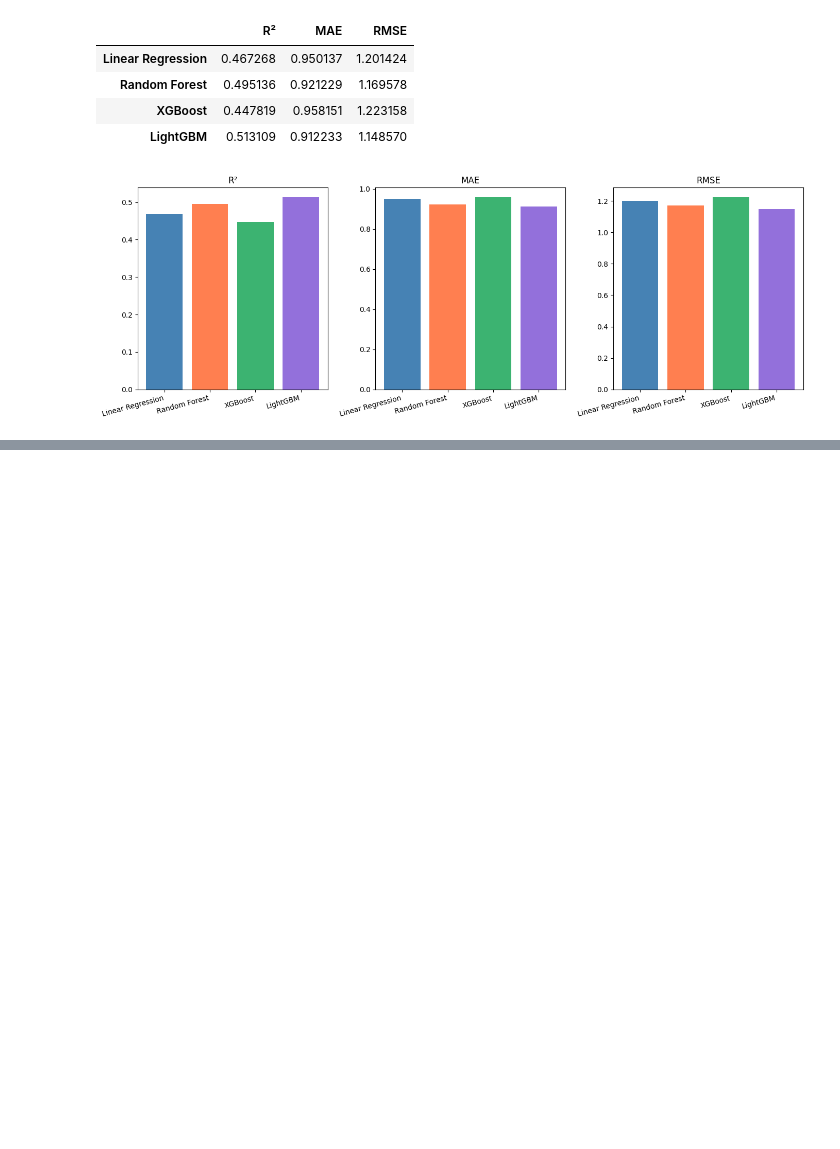
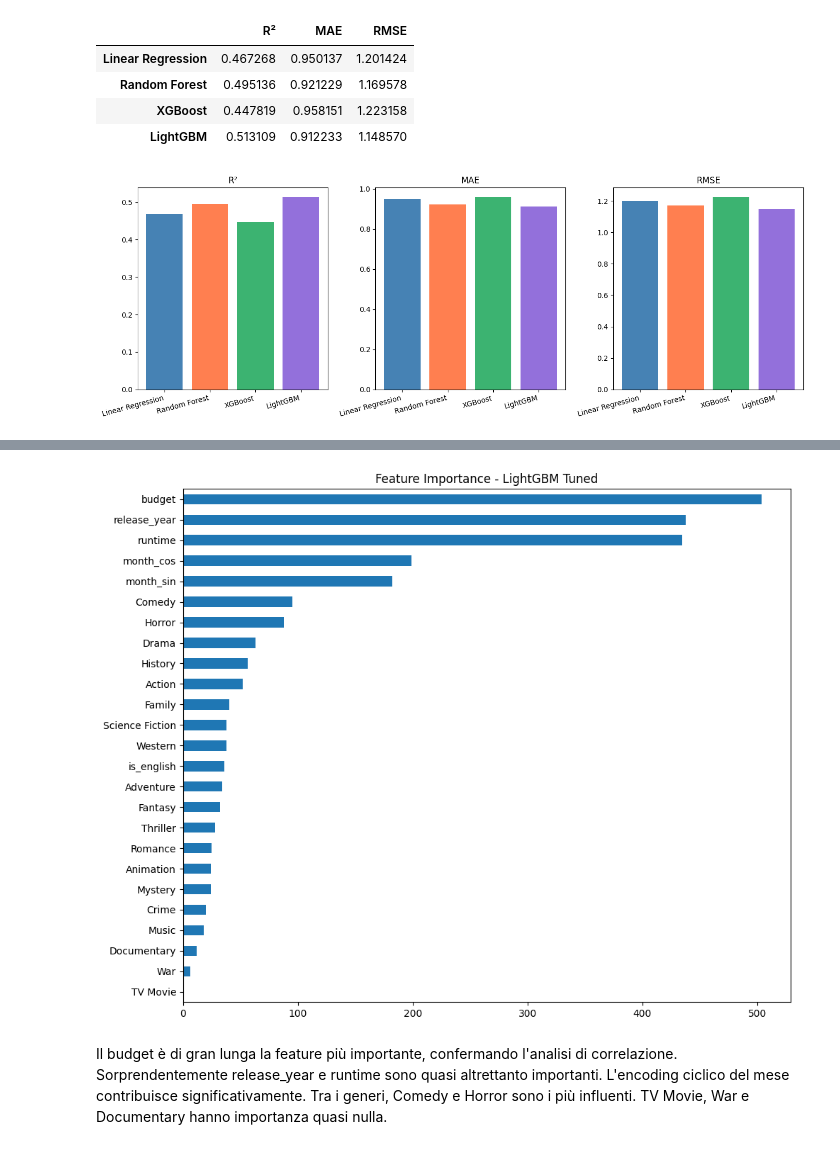
Before and after one commit to StefanoMulas03/Predittore-Incassi-Film, a Jupyter notebook: notebook.ipynb, the cells around one changed output, grey strips where cells are left out. Drawn from its saved outputs; the diff is of its cells as text; code cells hidden in the pictures; blank space fills up the shorter version.

Commit message:
Modeling completato | Tuning LightGBM, feature importance, salvataggio modello

```diff
--- a/notebook.ipynb
+++ b/notebook.ipynb
@@ -687,0 +693,33 @@ plt.show()
+# %%
+from sklearn.model_selection import RandomizedSearchCV
+
+param_grid = {
+    "n_estimators": [100, 200, 300, 500],
+    "max_depth": [3, 5, 7, 10, -1],
+    "learning_rate": [0.01, 0.05, 0.1, 0.2],
+    "num_leaves": [31, 50, 100, 200],
+    "subsample": [0.6, 0.8, 1.0],
+    "colsample_bytree": [0.6, 0.8, 1.0],
+}
+
+random_search = RandomizedSearchCV(
+    lgb.LGBMRegressor(random_state=42, verbose=-1),
+    param_distributions=param_grid,
+    n_iter=50,
+    cv=5,
+    scoring="r2",
+    random_state=42,
+    n_jobs=-1
+)
+
+random_search.fit(X_train, y_train)
+
+best_model = random_search.best_estimator_
+y_pred_tuned = best_model.predict(X_test)
+
+print(f"Migliori parametri: {random_search.best_params_}")
+print(f"\nCV R² (miglior combinazione): {random_search.best_score_:.4f}")
+print(f"\nTest set:")
+print(f"  R²:   {r2_score(y_test, y_pred_tuned):.4f}")
+print(f"  MAE:  {mean_absolute_error(y_test, y_pred_tuned):.4f}")
+print(f"  RMSE: {np.sqrt(mean_squared_error(y_test, y_pred_tuned)):.4f}")
@@ -687,0 +741,12 @@ plt.show()
+# %%
+feature_importance = pd.Series(best_model.feature_importances_, index=X.columns)
+feature_importance = feature_importance.sort_values(ascending=True)
+
+feature_importance.plot(kind="barh", figsize=(10, 8))
+plt.title("Feature Importance - LightGBM Tuned")
+plt.tight_layout()
+plt.show()
+# %% [output]
+[figure, added]
+# %% [markdown]
+Il budget è di gran lunga la feature più importante, confermando l'analisi di correlazione. Sorprendentemente release_year e runtime sono quasi altrettanto importanti. L'encoding ciclico del mese contribuisce significativamente. Tra i generi, Comedy e Horror sono i più influenti. TV Movie, War e Documentary hanno importanza quasi nulla.
```
Also changed, not shown: parts of 8 cells of this notebook, 1 other file.
